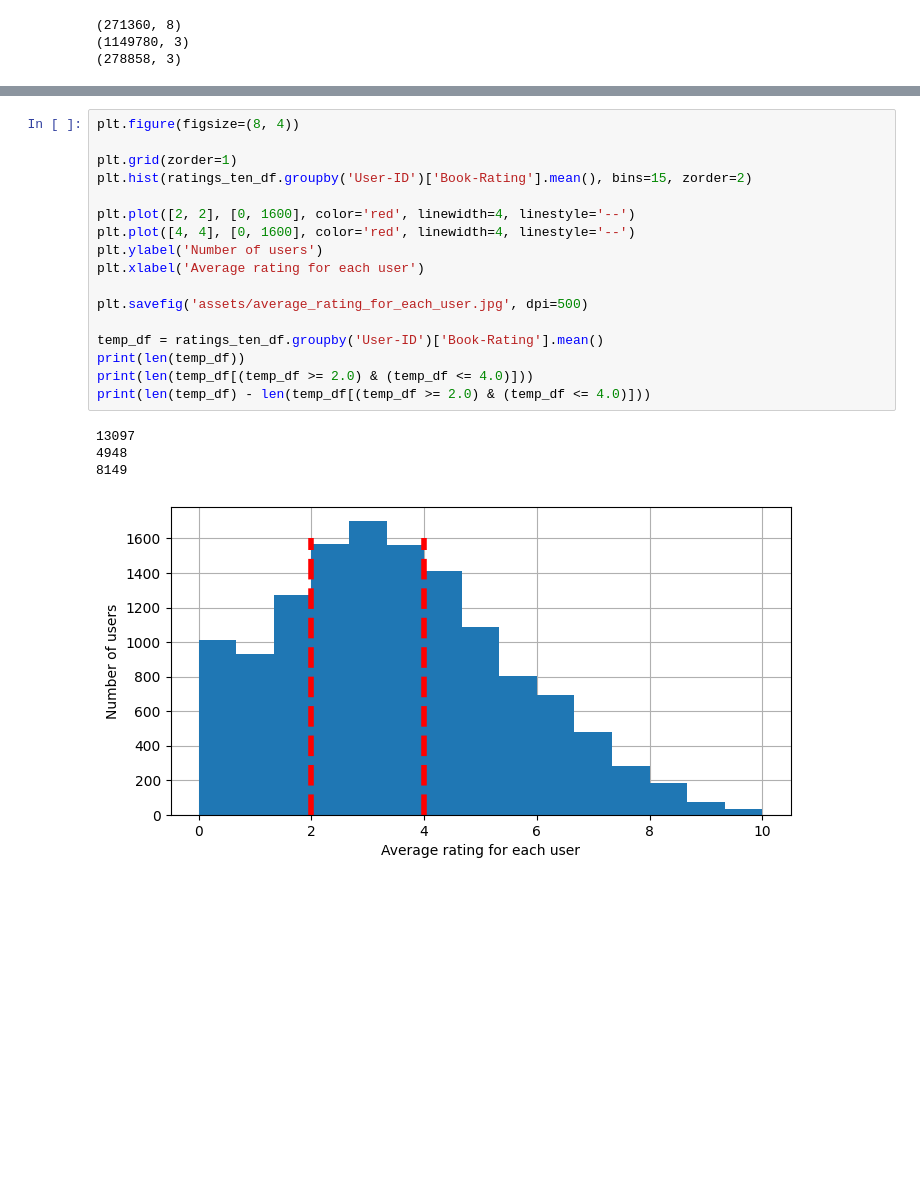
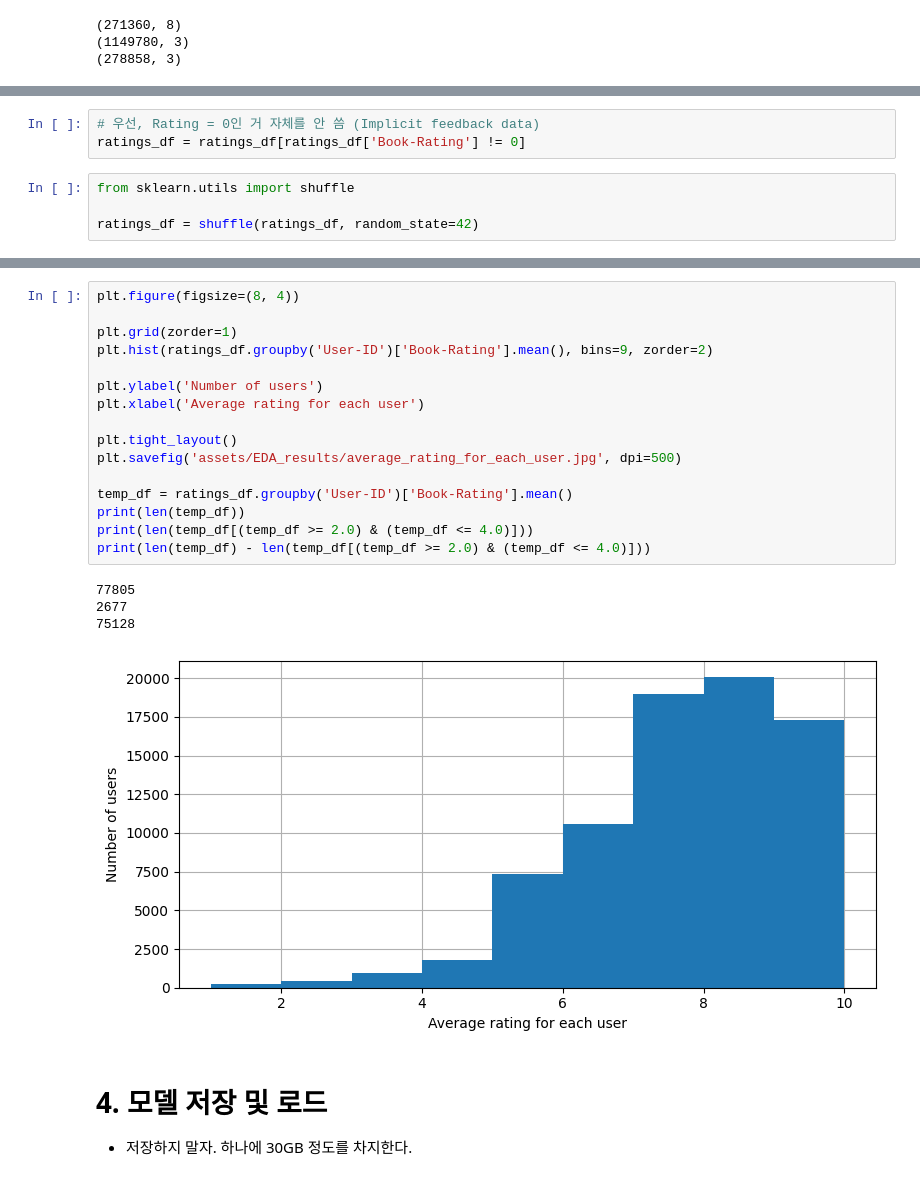
Before and after one commit to drawcodeboy/RecommenderSystem-TermProject, a Jupyter notebook: EDA.ipynb, the cells around one changed output, grey strips where cells are left out. Saved outputs shown, nothing was run; the diff lists cells and outputs as text; blank space fills up the shorter version.

```diff
--- a/EDA.ipynb
+++ b/EDA.ipynb
@@ -94 +62,8 @@ ratings_ten_df.head()
+# %%
+# 우선, Rating = 0인 거 자체를 안 씀 (Implicit feedback data)
+ratings_df = ratings_df[ratings_df['Book-Rating'] != 0]
+# %%
+from sklearn.utils import shuffle
+
+ratings_df = shuffle(ratings_df, random_state=42)
 # %% [markdown]
@@ -239,22 +201,24 @@ plt.savefig("assets/KNN results.jpg", dpi=500)
 # %%
 plt.figure(figsize=(8, 4))
 
 plt.grid(zorder=1)
-plt.hist(ratings_ten_df.groupby('User-ID')['Book-Rating'].mean(), bins=15, zorder=2)
+plt.hist(ratings_df.groupby('User-ID')['Book-Rating'].mean(), bins=9, zorder=2)
 
-plt.plot([2, 2], [0, 1600], color='red', linewidth=4, linestyle='--')
-plt.plot([4, 4], [0, 1600], color='red', linewidth=4, linestyle='--')
 plt.ylabel('Number of users')
 plt.xlabel('Average rating for each user')
 
-plt.savefig('assets/average_rating_for_each_user.jpg', dpi=500)
+plt.tight_layout()
+plt.savefig('assets/EDA_results/average_rating_for_each_user.jpg', dpi=500)
 
-temp_df = ratings_ten_df.groupby('User-ID')['Book-Rating'].mean()
+temp_df = ratings_df.groupby('User-ID')['Book-Rating'].mean()
 print(len(temp_df))
 print(len(temp_df[(temp_df >= 2.0) & (temp_df <= 4.0)]))
 print(len(temp_df) - len(temp_df[(temp_df >= 2.0) & (temp_df <= 4.0)]))
 # %% [output]
-13097
-4948
-8149
+77805
+2677
+75128
-[figure, old version]
+[figure, new version]
+# %% [markdown]
+# 4. 모델 저장 및 로드
+* 저장하지 말자. 하나에 30GB 정도를 차지한다.
```
Also changed, not shown: parts of 18 cells of this notebook, 20 other files.
